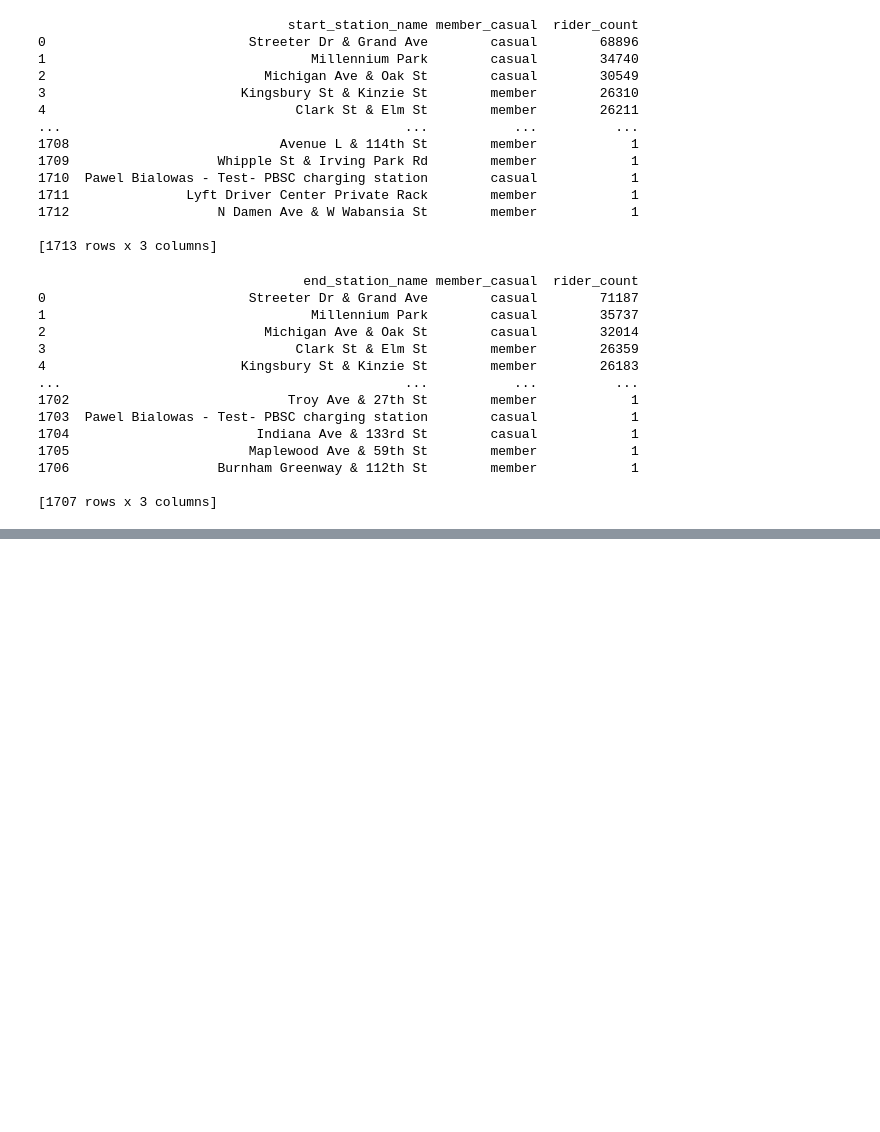
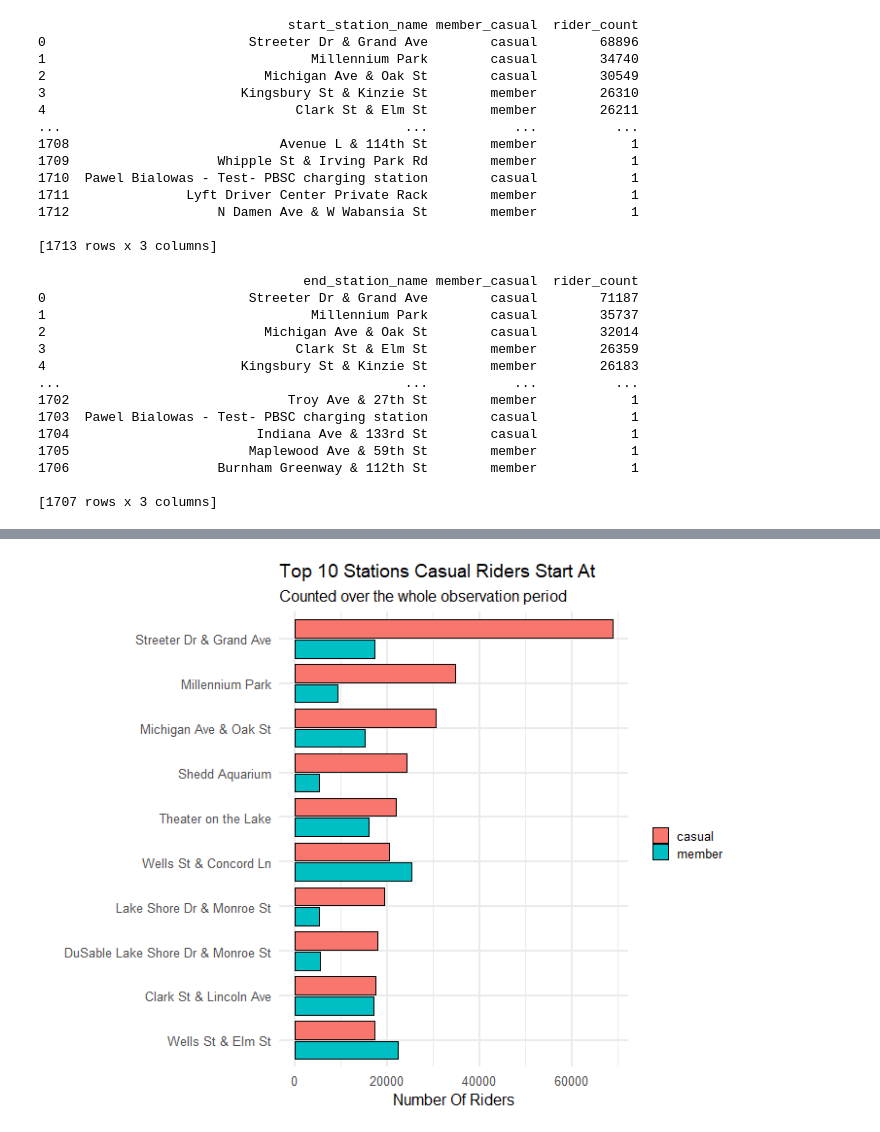
Before and after one commit to cwilso28/coursera_casestudy1, a Jupyter notebook: coursera-casestudy1-notebook.ipynb, the cells around one changed output, grey strips where cells are left out. Cells and saved outputs as stored; diff of their text form; code cells hidden in the pictures; blank space fills up the shorter version.

```diff
--- a/coursera-casestudy1-notebook.ipynb
+++ b/coursera-casestudy1-notebook.ipynb
@@ -308,0 +374,9 @@ UsageError: Cell magic `%%R` not found.
+# %%
+%%R -w 720 -h 576 -u px
+startstations_filtered_plot <- start_stations_ordered + geom_bar(stat = 'identity', position = position_dodge2(reverse = TRUE), color = "black")
+startstations_filtered_plot <- startstations_filtered_plot + theme_minimal(base_size = 16)
+startstations_filtered_plot <- startstations_filtered_plot + labs(title="Top 10 Stations Casual Riders Start At", subtitle="Counted over the whole observation period", x="Number Of Riders", y="")
+startstations_filtered_plot <- startstations_filtered_plot + theme(legend.title=element_blank())
+plot(startstations_filtered_plot)
+# %% [output]
+[figure, added]
```
Also changed, not shown: parts of 10 cells of this notebook.
